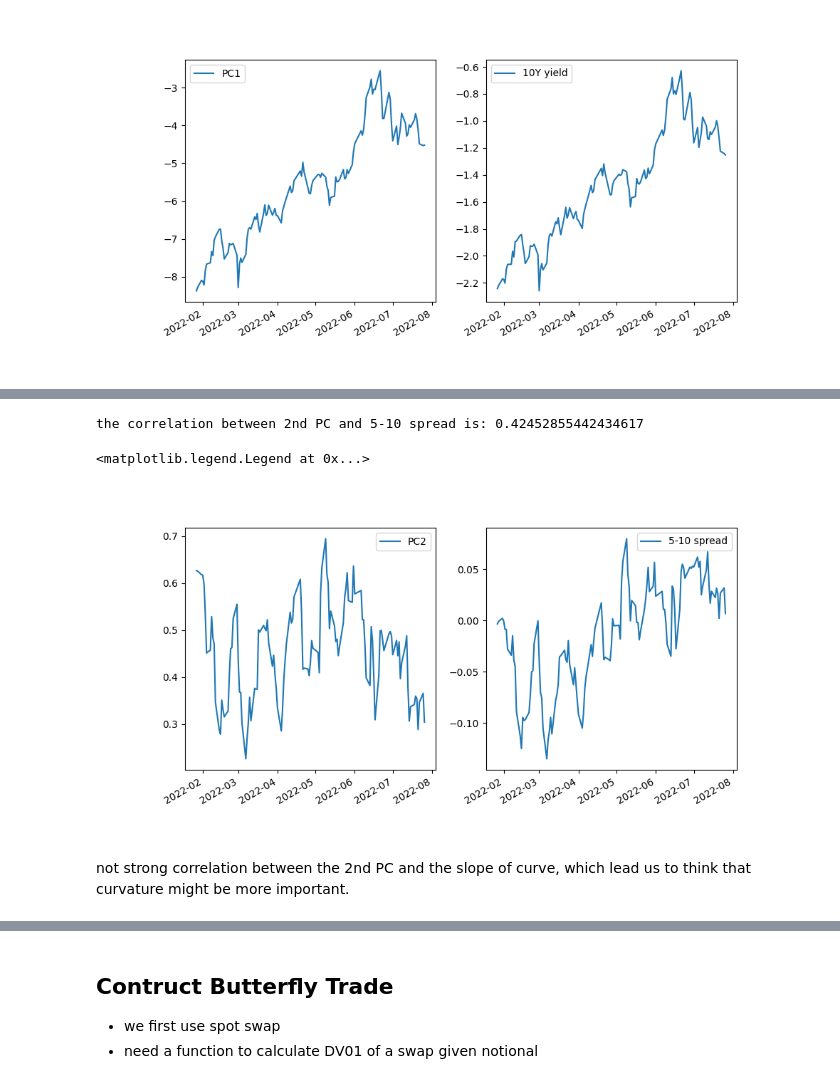
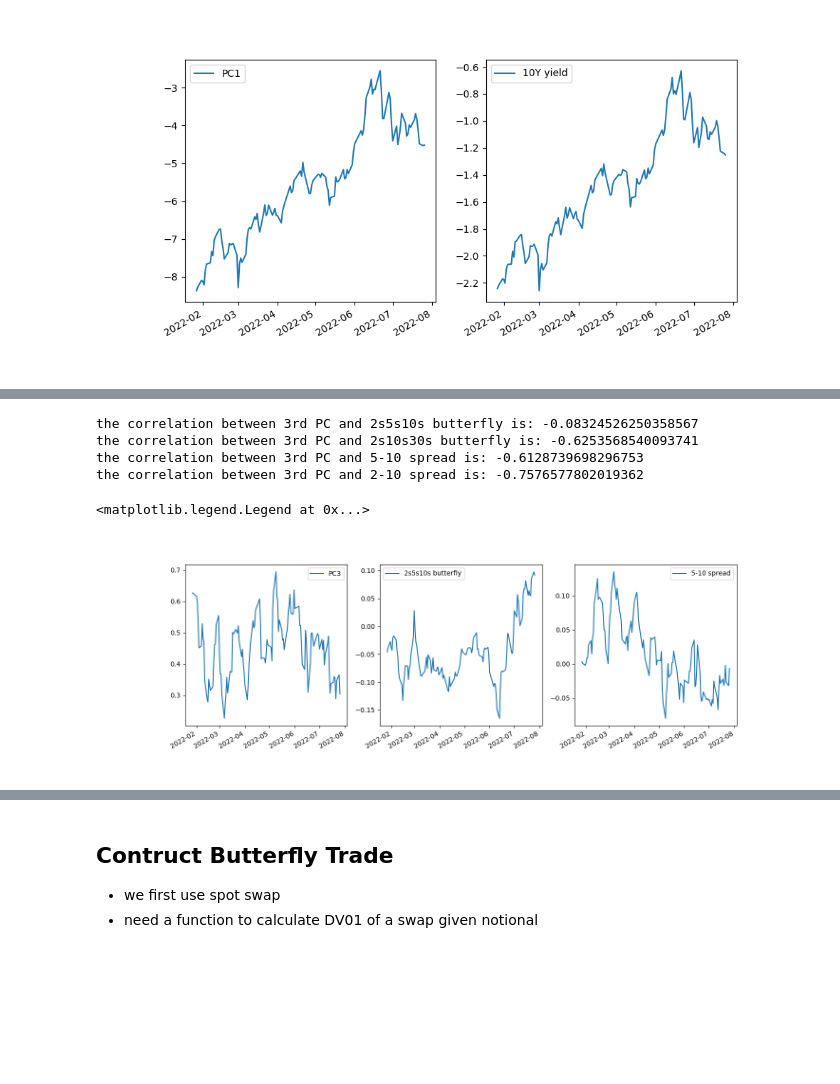
Before and after one commit to QizheCui/PCA_Butterfly_Trading_Strategy, a Jupyter notebook: LiborVersion/PCA_Trade_Libor.ipynb, the cells around one changed output, grey strips where cells are left out. Cells and saved outputs as stored; diff of their text form; code cells hidden in the pictures; blank space fills up the shorter version.

```diff
--- a/LiborVersion/PCA_Trade_Libor.ipynb
+++ b/LiborVersion/PCA_Trade_Libor.ipynb
@@ -82,3 +82,26 @@ plt.legend()
 the correlation between 1st PC and 10Y yield is: 0.9986152853055759
 <matplotlib.legend.Legend at 0x...>
 [figure]
+# %%
+# 2nd PC and its correlation with curvature, slope
+plt.figure(figsize=(15,5))
+plt.subplot(1,3,1)
+plt.plot(dates[mask],PC2, label='PC2')
+plt.legend()
+# calculate the curvature
+curvature1 = df_scale.loc[:,2] - 2*df_scale.loc[:,5] + df_scale.loc[:,10] # 2s5s10s butterfly
+curvature2 = df_scale.loc[:,5] - 2*df_scale.loc[:,10] + df_scale.loc[:,20] # 5s10s20s butterfly
+spread_5_10 = df_scale.loc[:,5] - df_scale.loc[:,10] # 5s10s spread
+spread_2_10 = df_scale.loc[:,2] - df_scale.loc[:,10] # 2s10s spread
+print(f"the correlation between 2nd PC and 2s5s10s butterfly is: {np.corrcoef(PC2, curvature1)[0][1]}")
+print(f"the correlation between 2nd PC and 2s10s30s butterfly is: {np.corrcoef(PC2, curvature2)[0][1]}")
+print(f"the correlation between 2nd PC and 5s10s spread is: {np.corrcoef(PC2, spread_5_10)[0][1]}")
+print(f"the correlation between 2nd PC and 2s10s spread is: {np.corrcoef(PC2, spread_2_10)[0][1]}")
+plt.subplot(1,3,2)
+plt.plot(dates[mask],curvature1, label='2s5s10s butterfly')
+plt.gcf().autofmt_xdate()
+plt.legend()
+plt.subplot(1,3,3)
+plt.plot(dates[mask],spread_5_10, label='5s10s spread')
+plt.gcf().autofmt_xdate()
+plt.legend()
@@ -85,19 +115,25 @@ the correlation between 1st PC and 10Y yield is: 0.9986152853055759
 # %%
-# 2nd PC is the slope of the curve
-plt.figure(figsize=(10,5))
-plt.subplot(1,2,1)
-plt.plot(dates[mask],PC3, label='PC2')
+# 3rd PC and its correlation with 2s5s10s butterfly, 5-10 spread
+plt.figure(figsize=(15,5))
+plt.subplot(1,3,1)
+plt.plot(dates[mask],PC3, label='PC3')
 plt.legend()
-# calculate the slope of the curve
-spread_5_10 = df_scale.loc[:,10] - df_scale.loc[:,5] # 10y yield - 5y yield
-print(f"the correlation between 2nd PC and 5-10 spread is: {np.corrcoef(PC2, spread_5_10)[0][1]}")
-plt.subplot(1,2,2)
+print(f"the correlation between 3rd PC and 2s5s10s butterfly is: {np.corrcoef(PC3, curvature1)[0][1]}")
+print(f"the correlation between 3rd PC and 2s10s30s butterfly is: {np.corrcoef(PC3, curvature2)[0][1]}")
+print(f"the correlation between 3rd PC and 5-10 spread is: {np.corrcoef(PC3, spread_5_10)[0][1]}")
+print(f"the correlation between 3rd PC and 2-10 spread is: {np.corrcoef(PC3, spread_2_10)[0][1]}")
+plt.subplot(1,3,2)
+plt.plot(dates[mask],curvature1, label='2s5s10s butterfly')
+plt.gcf().autofmt_xdate()
+plt.legend()
+plt.subplot(1,3,3)
 plt.plot(dates[mask],spread_5_10, label='5-10 spread')
 plt.gcf().autofmt_xdate()
 plt.legend()
 # %% [output]
-the correlation between 2nd PC and 5-10 spread is: 0.42452855442434617
+the correlation between 3rd PC and 2s5s10s butterfly is: -0.08324526250358567
+the correlation between 3rd PC and 2s10s30s butterfly is: -0.6253568540093741
+the correlation between 3rd PC and 5-10 spread is: -0.6128739698296753
+the correlation between 3rd PC and 2-10 spread is: -0.7576577802019362
 <matplotlib.legend.Legend at 0x...>
-[figure, old version]
+[figure, new version]
-# %% [markdown]
-not strong correlation between the 2nd PC and the slope of curve, which lead us to think that curvature might be more important.
```
Also changed, not shown: parts of 8 cells of this notebook.
